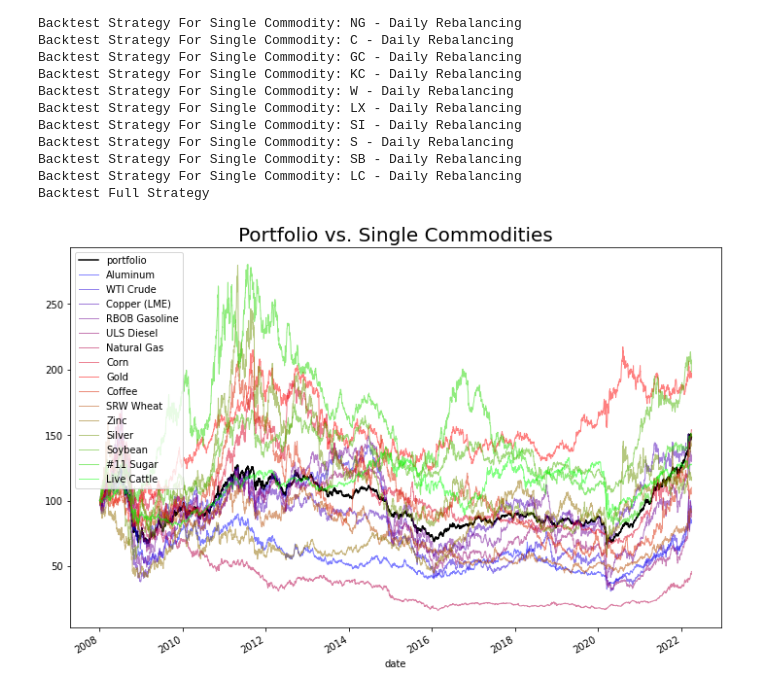
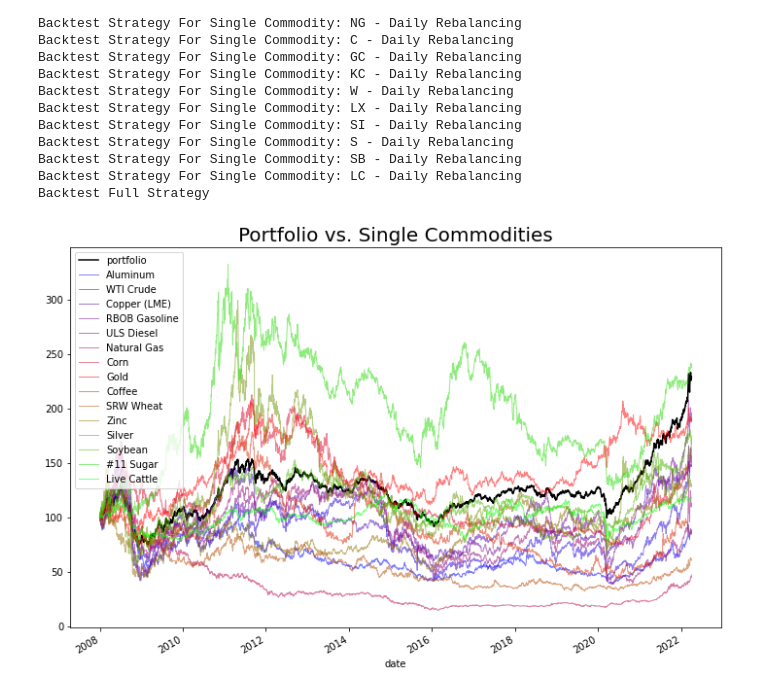
Before and after one commit to lucaberlanda/Magazzino, a Jupyter notebook: WisdomTreeAssignment.ipynb, the cells around one changed output. Saved outputs shown, nothing was run; the diff lists cells and outputs as text; code cells hidden in the pictures.

```diff
--- a/WisdomTreeAssignment.ipynb
+++ b/WisdomTreeAssignment.ipynb
@@ -213,0 +216,8 @@ price_df = pd.read_pickle('price_df')
+# %%
+cd = 'NG'
+
+price_df_single = price_df.loc[:, cd]
+weights_single = weights.loc[:, cd]
+
+weights = weights.shift().dropna(how='all')
+price_df = price_df.truncate(before=weights.index[0])
@@ -217,7 +295,7 @@ codes = df.contract_code.unique()
 price_df = pd.concat(price_df_dict, axis=1)
 weights = pd.concat(weights_dict, axis=1)
 
-weights = weights.shift().dropna(how='all')
+weights = weights.dropna(how='all')
 price_df = price_df.truncate(before=weights.index[0])
 
 empty_contracts = weights.sum()[weights.sum() == 0].index
@@ -229,10 +307,10 @@ for cd in codes:
     print('Backtest Strategy For Single Commodity: {} - {}'.format(cd, 'Monthly Rebalancing'))
     price_df_single = price_df.loc[:, cd]
     weights_single = weights.loc[:, cd]
-    strategy_class, strategy_ts = backtest_strategy(prices=price_df_single, w=weights_single)
+    strategy_class, strategy_ts = backtest_strategy(prices=price_df_single, w=weights_single, rebalancing='monthly')
     ts_dict[cd] = strategy_ts
 
 print('Backtest Full Strategy')
-ptf_class, ptf_ts = backtest_strategy(prices=price_df, w=weights)
+ptf_class, ptf_ts = backtest_strategy(prices=price_df, w=weights, rebalancing='monthly')
 ts_dict['portfolio'] = ptf_ts
 # %% [output]
@@ -270,17 +358,17 @@ plt.show()
 # %% [markdown]
 ### Daily Backtesting
 # %%
-ts_dict = {}
+ts_dict_daily = {}
 for cd in codes:
     print('Backtest Strategy For Single Commodity: {} - {}'.format(cd, 'Daily Rebalancing'))
     price_df_single = price_df.loc[:, cd]
     weights_single = weights.loc[:, cd]
-    strategy_class, strategy_ts = backtest_strategy(prices=price_df_single, w=weights_single, rebalancing='daily')
-    ts_dict[cd] = strategy_ts
+    strategy_class_daily, strategy_ts_daily = backtest_strategy(prices=price_df_single, w=weights_single, rebalancing='daily')
+    ts_dict_daily[cd] = strategy_ts_daily
 
 print('Backtest Full Strategy')
-ptf_class, ptf_ts = backtest_strategy(prices=price_df, w=weights, rebalancing='daily')
-ts_dict['portfolio'] = ptf_ts
+ptf_class_daily, ptf_ts_daily = backtest_strategy(prices=price_df, w=weights, rebalancing='daily')
+ts_dict_daily['portfolio'] = ptf_ts
 # %% [output]
 Backtest Strategy For Single Commodity: LA - Daily Rebalancing
 Backtest Strategy For Single Commodity: CL - Daily Rebalancing
@@ -301,13 +389,13 @@ Backtest Full Strategy
 # %%
 fig = plt.figure(figsize=(12, 8))
 ax = fig.add_subplot(1, 1, 1)
 
-to_plot = rebase_at_x(pd.concat(ts_dict, axis=1))
+to_plot = rebase_at_x(pd.concat(ts_dict_daily, axis=1))
 
 to_plot.loc[:, 'portfolio'].plot(color='black', ax=ax, legend=True)
 to_plot.drop('portfolio', axis=1).rename(names_mapping, axis=1).plot(cmap='brg', ax=ax, alpha=0.5, linewidth=1)
 ax.set_title('Portfolio vs. Single Commodities', fontsize=20)
 
 plt.show()
 # %% [output]
-[figure, old version]
+[figure, new version]
```
Also changed, not shown: parts of 30 cells of this notebook, 2 other files.
